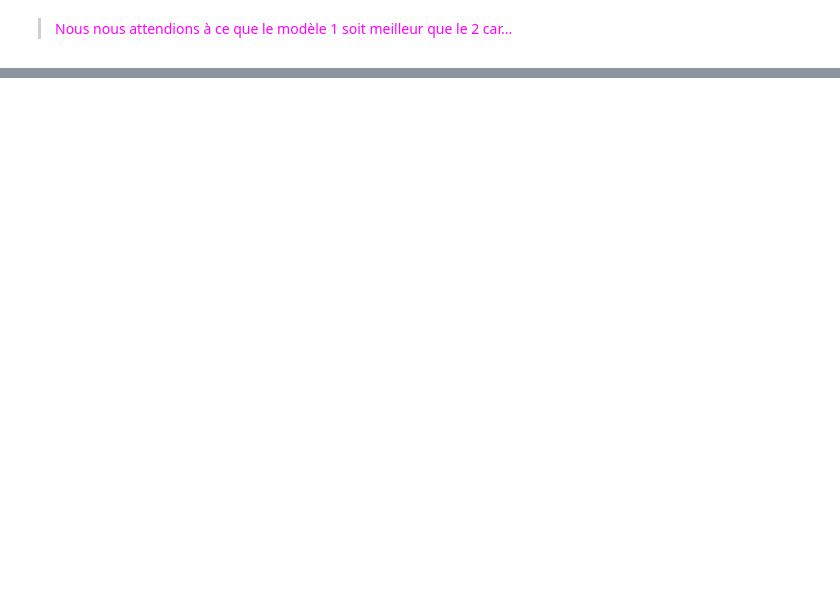
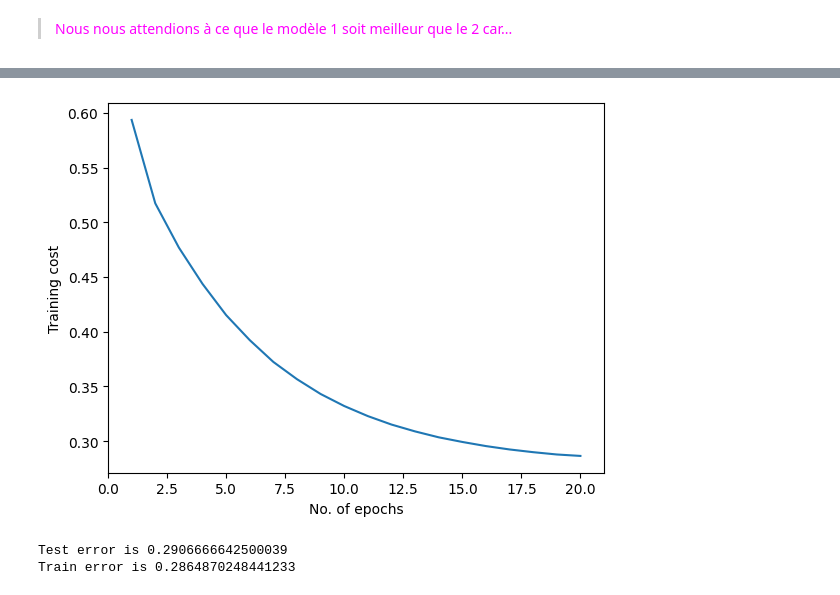
Before and after one commit to lucagortana/game-learning, a Jupyter notebook: wine_regression.ipynb, the cells around one changed output, grey strips where cells are left out. Drawn from its saved outputs; the diff is of its cells as text; code cells hidden in the pictures; blank space fills up the shorter version.

```diff
--- a/wine_regression.ipynb
+++ b/wine_regression.ipynb
@@ -179,5 +196,8 @@ Score avec normalisation des données : 0.265291391888177
 # %% [markdown]
 > <span style="color:magenta"> Nous nous attendions à ce que le modèle 1 soit meilleur que le 2 car... </span>
+# %%
+y_train_norm = y_train.astype('float32').to_numpy().astype(np.float32)
+y_test_norm = y_test.astype('float32').to_numpy().astype(np.float32)
 # %%
 lr = 0.01
 num_epochs = 20
@@ -185,6 +209,5 @@ batch_size = 10
 # %%
-batch_size = 10
-for X, y in generator_batch(batch_size, X_train, y_train):
+for X, y in generator_batch(batch_size, X_train_norm, y_train_norm):
     print(X,'\n',X.shape[0], '\n', y)
     break
 # %% [output]
@@ -192,12 +226,12 @@ KeyError: "None of [Int64Index([1217, 1127, 1043, 707, 747, 1255, 538, 414, 1147
 # %%
-w,b =  initialize_params(X_train)
+w,b =  initialize_params(X_train_norm)
 epoch_list = []
 cost_list = []
 loss_array = np.empty((0, 2), np.float32)
 for epoch in range(num_epochs):
-    for X, y in generator_batch(batch_size, X_train, y_train):
-             w,b = mbgd(X, [w,b], X.shape[0], lr)
-    train_cost = mean_squared_loss(linear_regression(X_train, w, b), y_train)
+    for X, y in generator_batch(batch_size, X_train_norm, y_train_norm):
+             w,b = mbgd(X, y,[w,b], X.shape[0], lr)
+    train_cost = mean_squared_loss(linear_regression(X_train_norm, w, b), y_train_norm)
     epoch_list.append(epoch+1)
     cost_list.append(train_cost)
     print(f'learning rate = {lr}, epoch = {epoch + 1}, training cost = {float(train_cost):f}')
@@ -205,0 +259,17 @@ KeyError: "None of [Int64Index([1086, 226, 909, 335, 1040, 881, 918, 578, 493, 8
+# %%
+plt.plot(epoch_list,cost_list)
+plt.xlabel("No. of epochs")
+plt.ylabel("Training cost")
+plt.xlim(0,21)
+plt.show()
+# %% [output]
+[figure, added]
+# %%
+y_test_pred = linear_regression(X_test_norm,w,b)
+y_train_pred = linear_regression(X_train_norm,w,b)
+test_MSE  = mean_squared_loss(y_test_pred,y_test_norm).mean()
+train_MSE = mean_squared_loss(y_train_pred,y_train_norm).mean()
+print(f'Test error is {test_MSE}\nTrain error is {train_MSE}')
+# %% [output]
+Test error is 0.2906666642500039
+Train error is 0.2864870248441233
```
Also changed, not shown: parts of 6 cells of this notebook, 1 other file.
